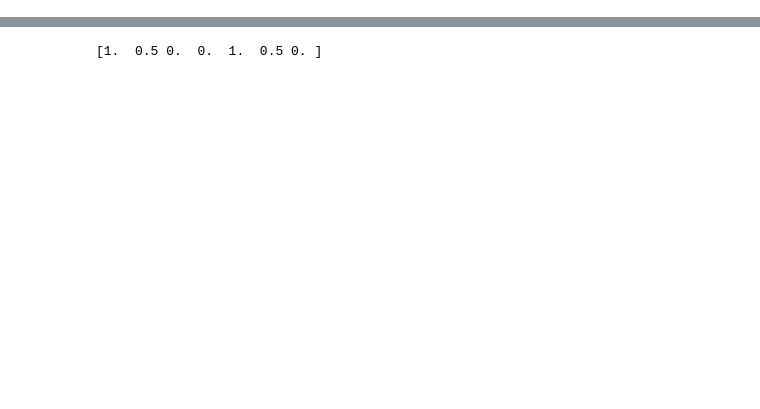
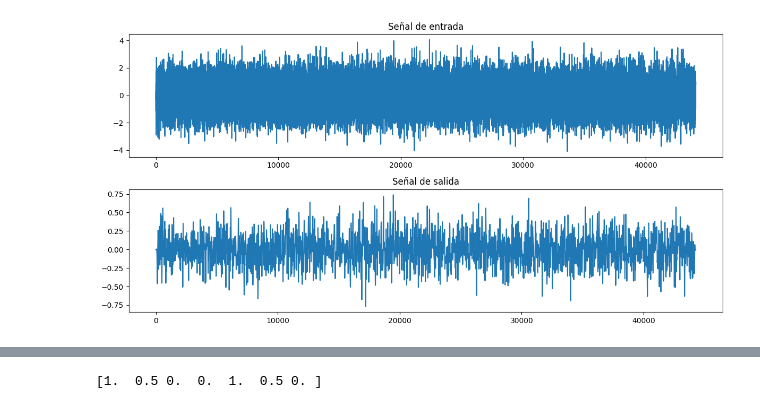
Before and after one commit to agus-fshr/assd-tp-2, a Jupyter notebook: backend/effects/prueba efectos.ipynb, the cells around one changed output, grey strips where cells are left out. Saved outputs shown, nothing was run; the diff lists cells and outputs as text; code cells hidden in the pictures; blank space fills up the shorter version.

```diff
--- a/backend/effects/prueba efectos.ipynb
+++ b/backend/effects/prueba efectos.ipynb
@@ -31,0 +65,32 @@ cada segundo es un elemento del arreglo
+# %%
+import numpy as np
+import matplotlib.pyplot as plt
+from scipy.signal import convolve
+
+# Definir la frecuencia de corte del filtro pasa bajos
+fc = 1000.0
+
+# Calcular la respuesta al impulso del filtro pasa bajos
+n = int(np.ceil((4 * fs) / fc))
+t = np.arange(-n / 2, n / 2) / fs
+h = np.sinc(2 * fc * t) * np.blackman(n)
+h = h / np.sum(h)
+
+# Definir la señal de entrada
+x = np.random.randn(44100)
+
+# Convolucionar la señal de entrada con la respuesta al impulso del filtro pasa bajos
+y = convolve(x, h)
+
+# Graficar la señal de entrada y la señal de salida
+plt.figure(figsize=(12, 6))
+plt.subplot(2, 1, 1)
+plt.plot(x)
+plt.title('Señal de entrada')
+plt.subplot(2, 1, 2)
+plt.plot(y)
+plt.title('Señal de salida')
+plt.tight_layout()
+plt.show()
+# %% [output]
+[figure, added]
```
Also changed, not shown: parts of 6 cells of this notebook, 2 other files.
